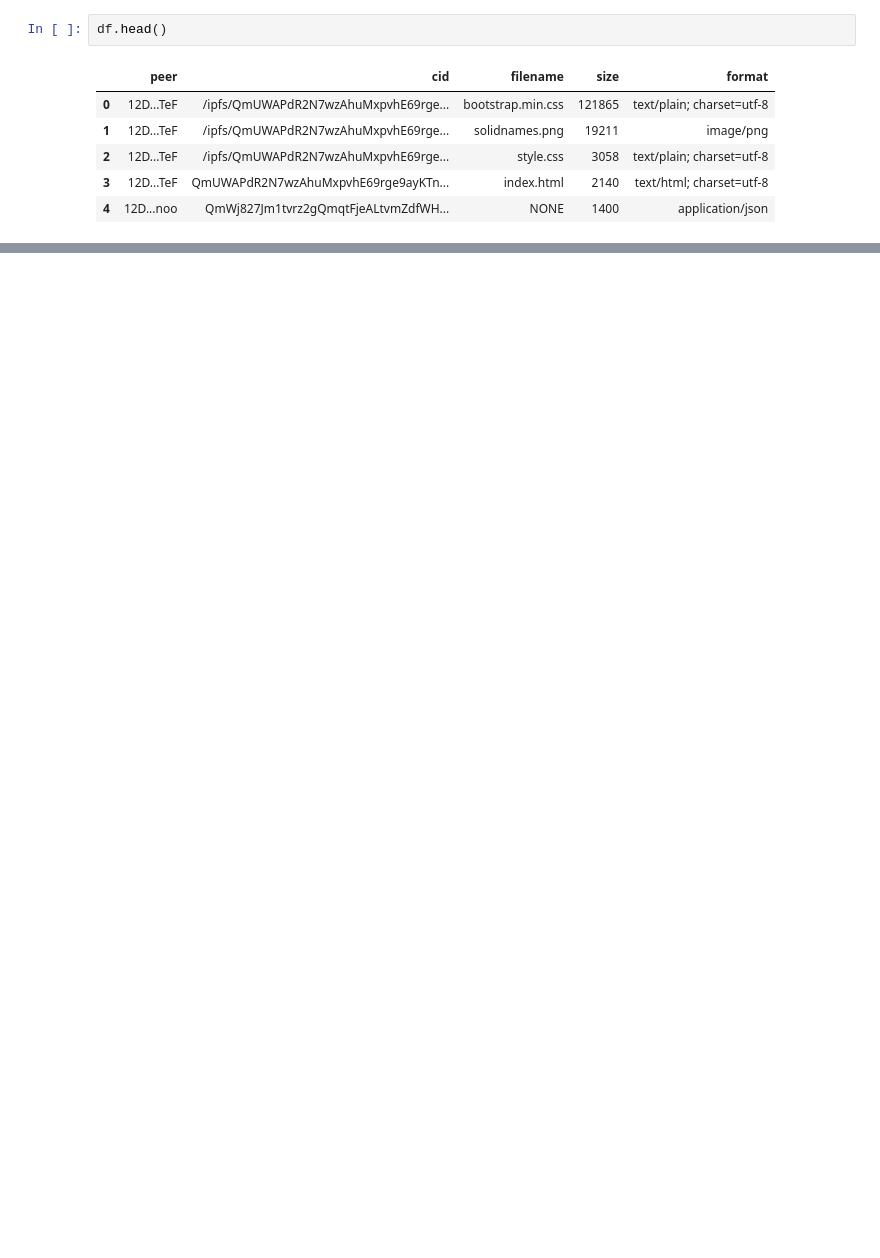
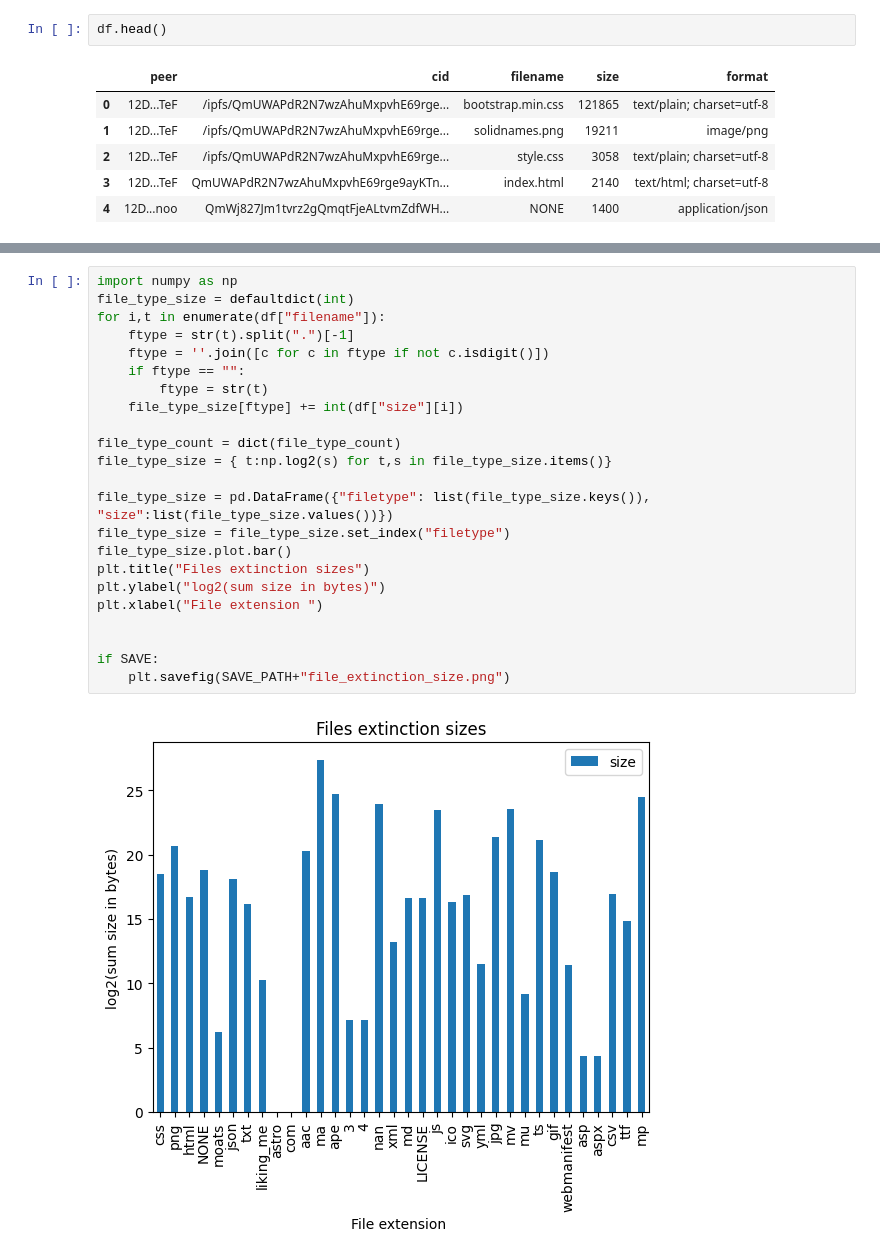
Before and after one commit to AxelGard/seek-ipns, a Jupyter notebook: playground/peer_data.ipynb, the cells around one changed output, grey strips where cells are left out. Drawn from its saved outputs; the diff is of its cells as text; blank space fills up the shorter version.

```diff
--- a/playground/peer_data.ipynb
+++ b/playground/peer_data.ipynb
@@ -212,0 +235,25 @@ if SAVE:
+# %%
+import numpy as np
+file_type_size = defaultdict(int)
+for i,t in enumerate(df["filename"]):
+    ftype = str(t).split(".")[-1]
+    ftype = ''.join([c for c in ftype if not c.isdigit()])
+    if ftype == "":
+        ftype = str(t)
+    file_type_size[ftype] += int(df["size"][i])
+
+file_type_count = dict(file_type_count)
+file_type_size = { t:np.log2(s) for t,s in file_type_size.items()}
+
+file_type_size = pd.DataFrame({"filetype": list(file_type_size.keys()), "size":list(file_type_size.values())})
+file_type_size = file_type_size.set_index("filetype")
+file_type_size.plot.bar()
+plt.title("Files extinction sizes")
+plt.ylabel("log2(sum size in bytes)")
+plt.xlabel("File extension ")
+
+
+if SAVE:
+    plt.savefig(SAVE_PATH+"file_extinction_size.png")
+# %% [output]
+[figure, added]
```
Also changed, not shown: parts of 9 cells of this notebook, 12 other files.
